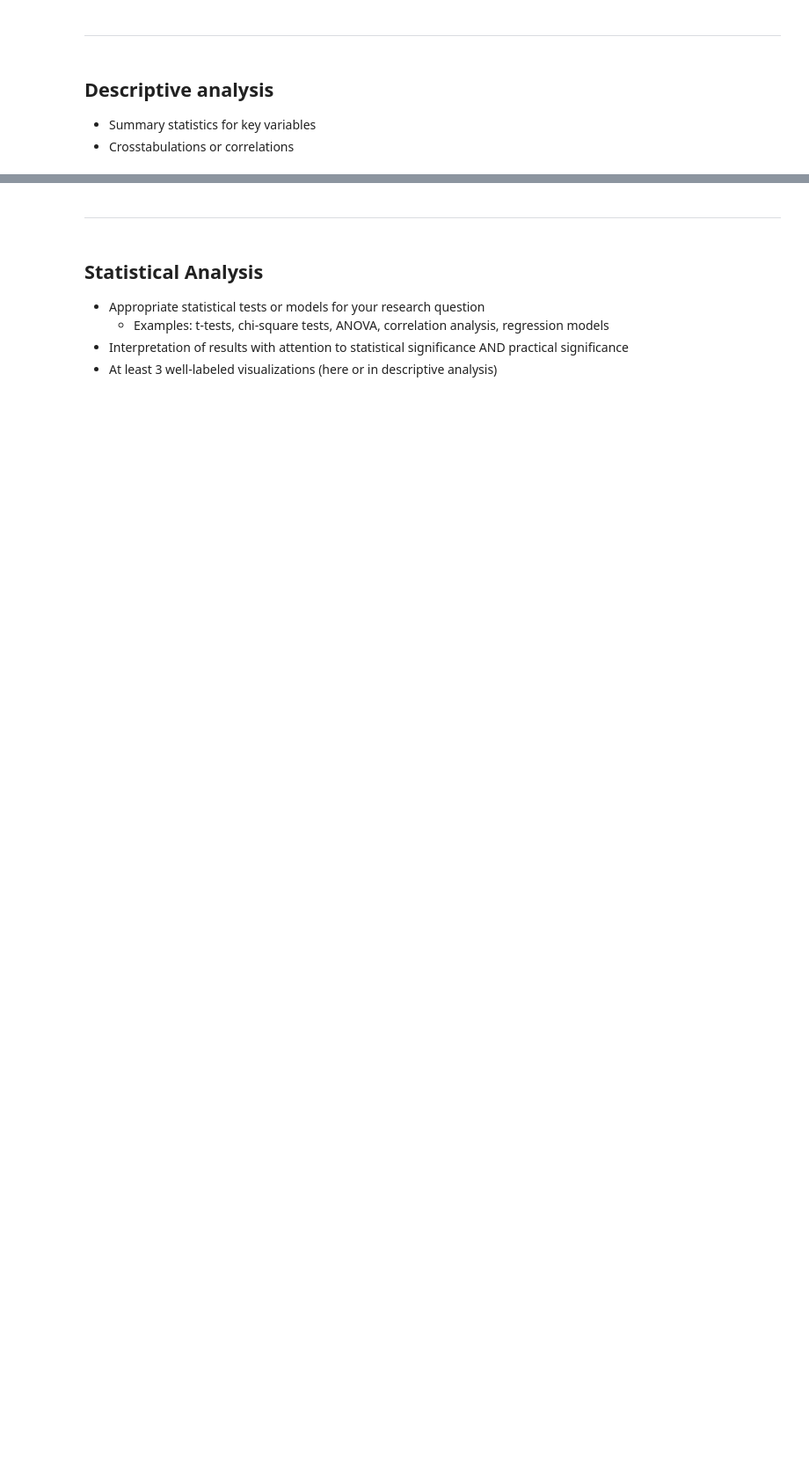
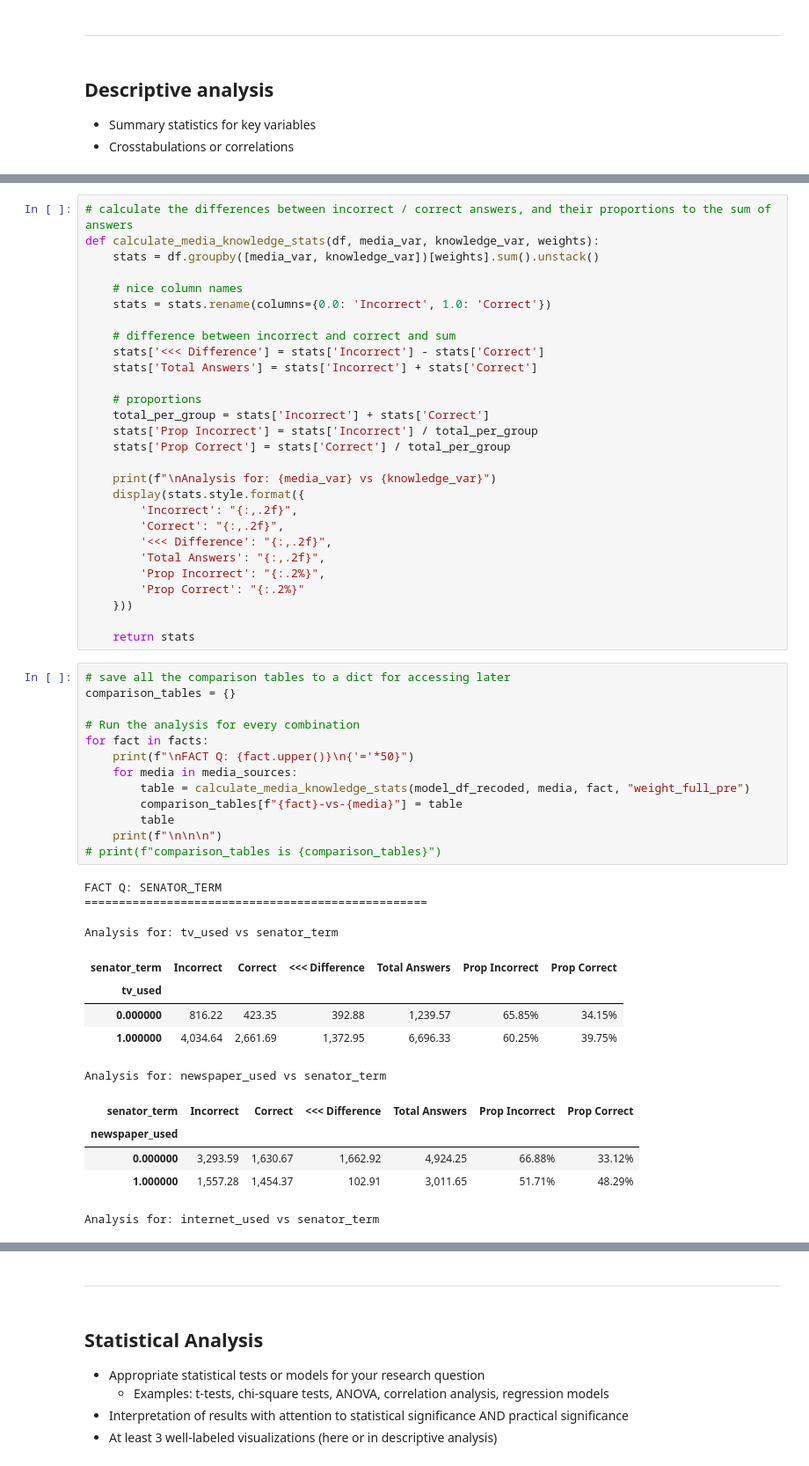
Before and after one commit to npisar/SI313-homework, a Jupyter notebook: module assignments/pisarczyk_Surveys Assignment.ipynb, the cells around one changed output, grey strips where cells are left out. Shown at 88% size. Cells and saved outputs as stored; diff of their text form; blank space fills up the shorter version.

```diff
--- a/module assignments/pisarczyk_Surveys Assignment.ipynb
+++ b/module assignments/pisarczyk_Surveys Assignment.ipynb
@@ -280,0 +414,56 @@ DESCRIBING COLUMNS
+# %%
+# calculate the differences between incorrect / correct answers, and their proportions to the sum of answers
+def calculate_media_knowledge_stats(df, media_var, knowledge_var, weights):
+    stats = df.groupby([media_var, knowledge_var])[weights].sum().unstack()
+
+    # nice column names
+    stats = stats.rename(columns={0.0: 'Incorrect', 1.0: 'Correct'})
+
+    # difference between incorrect and correct and sum
+    stats['<<< Difference'] = stats['Incorrect'] - stats['Correct']
+    stats['Total Answers'] = stats['Incorrect'] + stats['Correct']
+
+    # proportions
+    total_per_group = stats['Incorrect'] + stats['Correct']
+    stats['Prop Incorrect'] = stats['Incorrect'] / total_per_group
+    stats['Prop Correct'] = stats['Correct'] / total_per_group
+
+    print(f"\nAnalysis for: {media_var} vs {knowledge_var}")
+    display(stats.style.format({
+        'Incorrect': "{:,.2f}",
+        'Correct': "{:,.2f}",
+        '<<< Difference': "{:,.2f}",
+        'Total Answers': "{:,.2f}",
+        'Prop Incorrect': "{:.2%}",
+        'Prop Correct': "{:.2%}"
+    }))
+
+    return stats
+# %%
+# save all the comparison tables to a dict for accessing later
+comparison_tables = {}
+
+# Run the analysis for every combination
+for fact in facts:
+    print(f"\nFACT Q: {fact.upper()}\n{'='*50}")
+    for media in media_sources:
+        table = calculate_media_knowledge_stats(model_df_recoded, media, fact, "weight_full_pre")
+        comparison_tables[f"{fact}-vs-{media}"] = table
+        table
+    print(f"\n\n\n")
+# print(f"comparison_tables is {comparison_tables}")
+# %% [output]
+FACT Q: SENATOR_TERM
+==================================================
+
+Analysis for: tv_used vs senator_term
+| senator_term | Incorrect | Correct | <<< Difference | Total Answers | Prop Incorrect | Prop Correct |
+| tv_used |  |  |  |  |  |  |
+| 0.000000 | 816.22 | 423.35 | 392.88 | 1,239.57 | 65.85% | 34.15% |
+| 1.000000 | 4,034.64 | 2,661.69 | 1,372.95 | 6,696.33 | 60.25% | 39.75% |
+Analysis for: newspaper_used vs senator_term
+| senator_term | Incorrect | Correct | <<< Difference | Total Answers | Prop Incorrect | Prop Correct |
+| newspaper_used |  |  |  |  |  |  |
+| 0.000000 | 3,293.59 | 1,630.67 | 1,662.92 | 4,924.25 | 66.88% | 33.12% |
+| 1.000000 | 1,557.28 | 1,454.37 | 102.91 | 3,011.65 | 51.71% | 48.29% |
+Analysis for: internet_used vs senator_term
```
Also changed, not shown: parts of 21 cells of this notebook.
